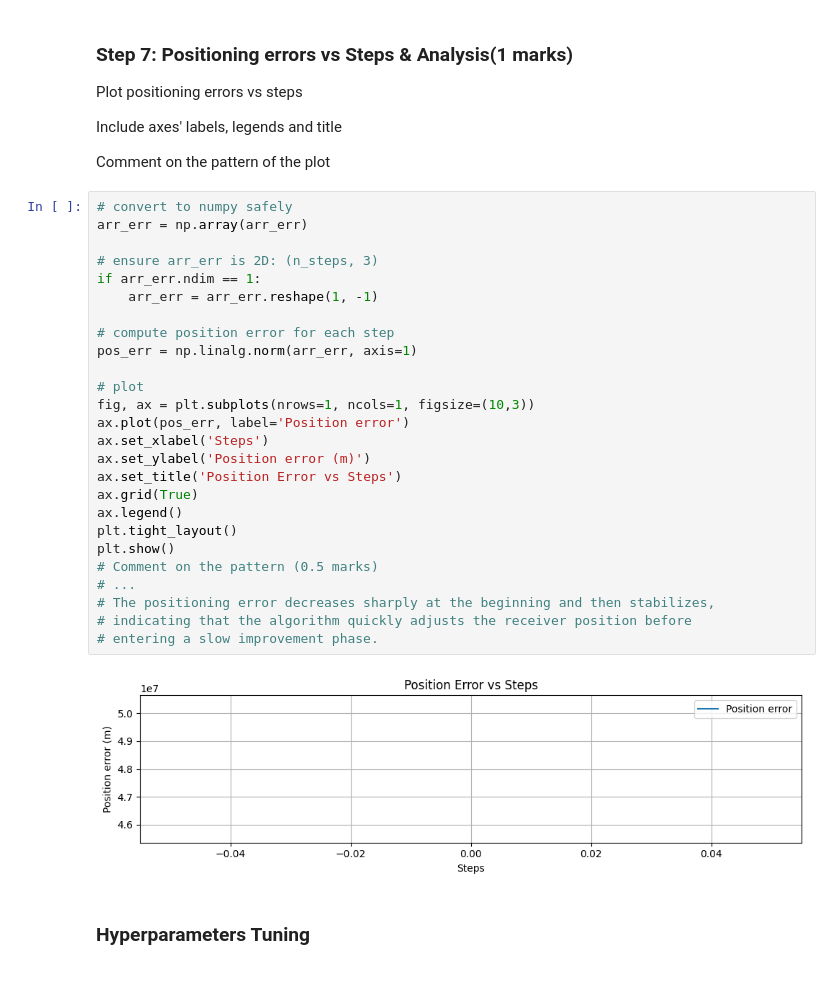
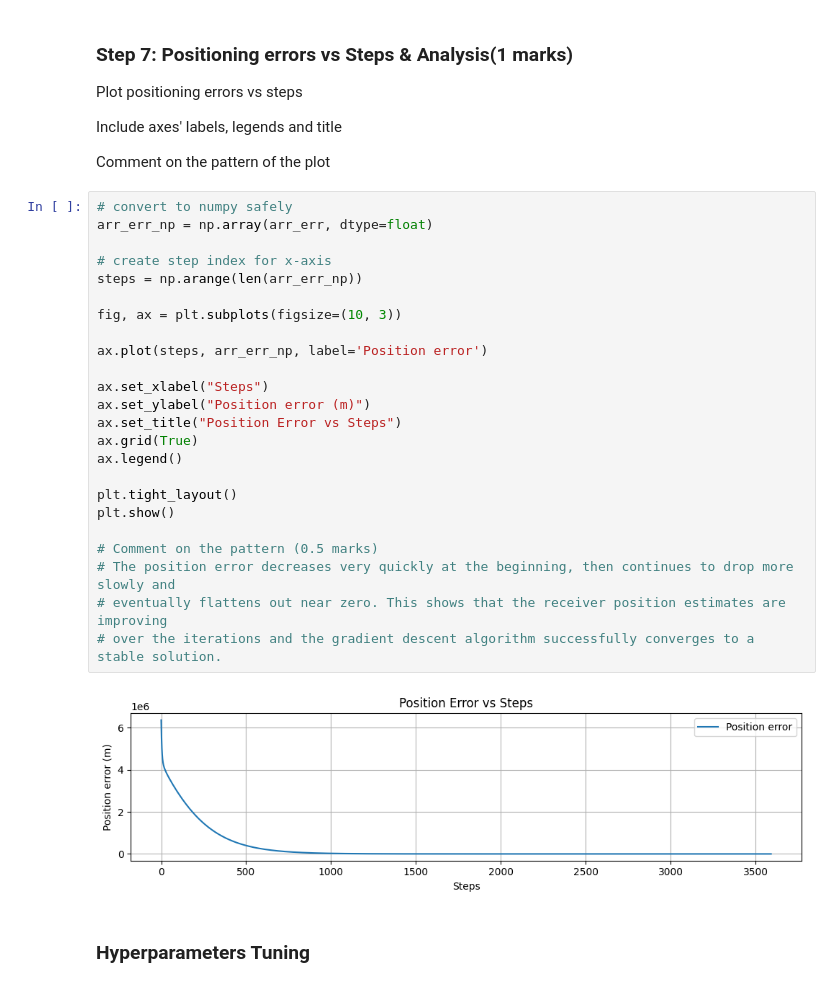
Before and after one commit to NazilaAbedini/ENGG680_2025_Fall, a Jupyter notebook: Lab_Assignment2/Assignment2_Upload.ipynb, the cells around one changed output. Cells and saved outputs as stored; diff of their text form.

```diff
--- a/Lab_Assignment2/Assignment2_Upload.ipynb
+++ b/Lab_Assignment2/Assignment2_Upload.ipynb
@@ -720,32 +720,30 @@ Include axes' labels, legends and title
 Comment on the pattern of the plot
 # %%
 # convert to numpy safely
-arr_err = np.array(arr_err)
+arr_err_np = np.array(arr_err, dtype=float)
 
-# ensure arr_err is 2D: (n_steps, 3)
-if arr_err.ndim == 1:
-    arr_err = arr_err.reshape(1, -1)
+# create step index for x-axis
+steps = np.arange(len(arr_err_np))
 
-# compute position error for each step
-pos_err = np.linalg.norm(arr_err, axis=1)
+fig, ax = plt.subplots(figsize=(10, 3))
 
-# plot
-fig, ax = plt.subplots(nrows=1, ncols=1, figsize=(10,3))
-ax.plot(pos_err, label='Position error')
-ax.set_xlabel('Steps')
-ax.set_ylabel('Position error (m)')
-ax.set_title('Position Error vs Steps')
+ax.plot(steps, arr_err_np, label='Position error')
+
+ax.set_xlabel("Steps")
+ax.set_ylabel("Position error (m)")
+ax.set_title("Position Error vs Steps")
 ax.grid(True)
 ax.legend()
+
 plt.tight_layout()
 plt.show()
+
 # Comment on the pattern (0.5 marks)
-# ...
-# The positioning error decreases sharply at the beginning and then stabilizes,
-# indicating that the algorithm quickly adjusts the receiver position before
-# entering a slow improvement phase.
+# The position error decreases very quickly at the beginning, then continues to drop more slowly and
+# eventually flattens out near zero. This shows that the receiver position estimates are improving
+# over the iterations and the gradient descent algorithm successfully converges to a stable solution.
 # %% [output]
-[figure, old version]
+[figure, new version]
 # %% [markdown]
 ### **Hyperparameters Tuning**
 # %% [markdown]
```
Also changed, not shown: parts of 3 cells of this notebook.
